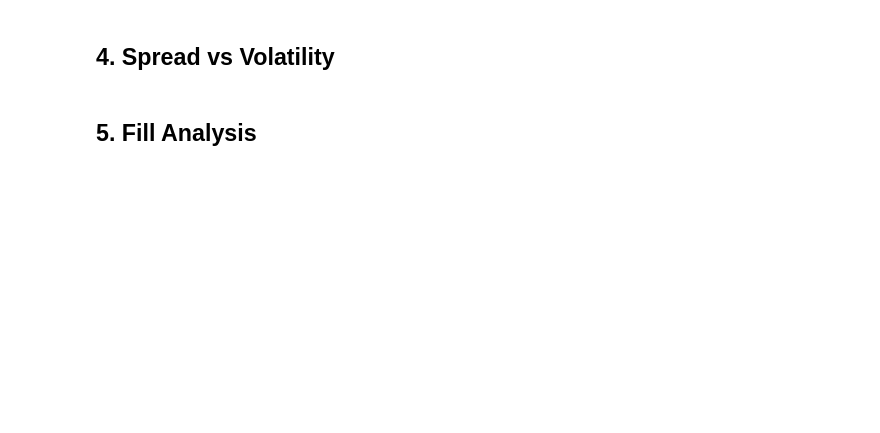
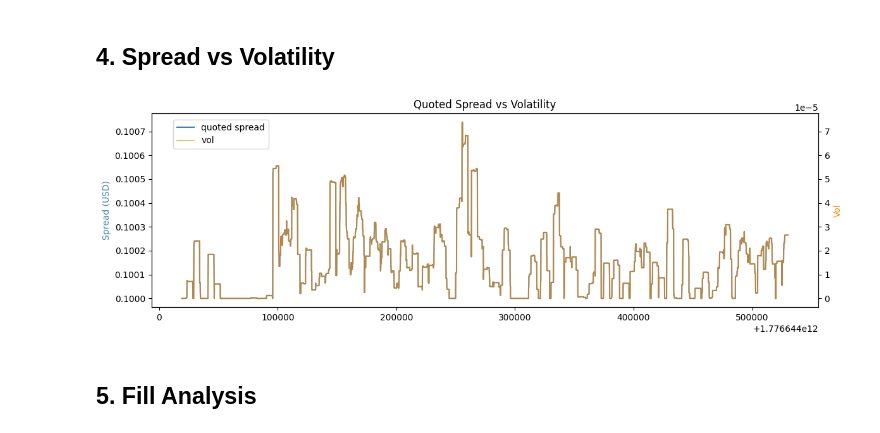
Before and after one commit to jiakai2002/btc-microstructure, a Jupyter notebook: backtest.ipynb, the cells around one changed output. Saved outputs shown, nothing was run; the diff lists cells and outputs as text; code cells hidden in the pictures; blank space fills up the shorter version.

```diff
--- a/backtest.ipynb
+++ b/backtest.ipynb
@@ -52,21 +63,23 @@ plt.show()
 # %% [markdown]
 ## 4. Spread vs Volatility
 # %%
-# recompute spread from vol to show vol-adjusted quoting behaviour
-base_half    = results['mid'] * (mm.base_spread_bps / 10000) / 2
+# show vol-adjusted quoting behaviour
+base_half = mm.half_spread_ticks
 quoted_spread = 2 * (base_half + results['vol'] * mm.vol_scalar)
 
 fig, ax1 = plt.subplots(figsize=(12, 4))
 ax2 = ax1.twinx()
 ax1.plot(results['timestamp'], quoted_spread, color='steelblue', label='quoted spread')
 ax2.plot(results['timestamp'], results['vol'],  color='darkorange', alpha=0.6, label='vol')
 ax1.set_title('Quoted Spread vs Volatility')
 ax1.set_ylabel('Spread (USD)', color='steelblue')
-ax2.set_ylabel('Vol',          color='darkorange')
+ax2.set_ylabel('Vol', color='darkorange')
 fig.legend(loc='upper left', bbox_to_anchor=(0.1, 0.9))
 plt.tight_layout()
 plt.savefig('data/processed/spread_vol.png', dpi=150)
 plt.show()
+# %% [output]
+[figure, added]
 # %% [markdown]
 ## 5. Fill Analysis
 # %%
```
Also changed, not shown: parts of 7 cells of this notebook, 2 other files.
